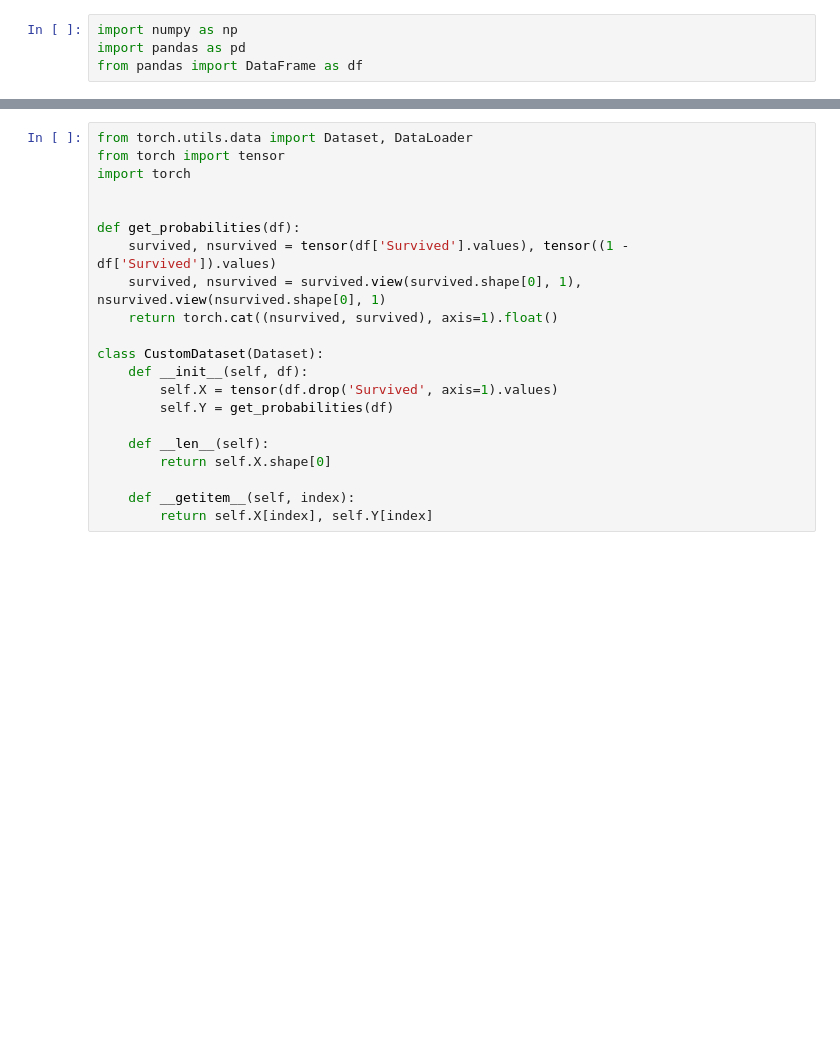
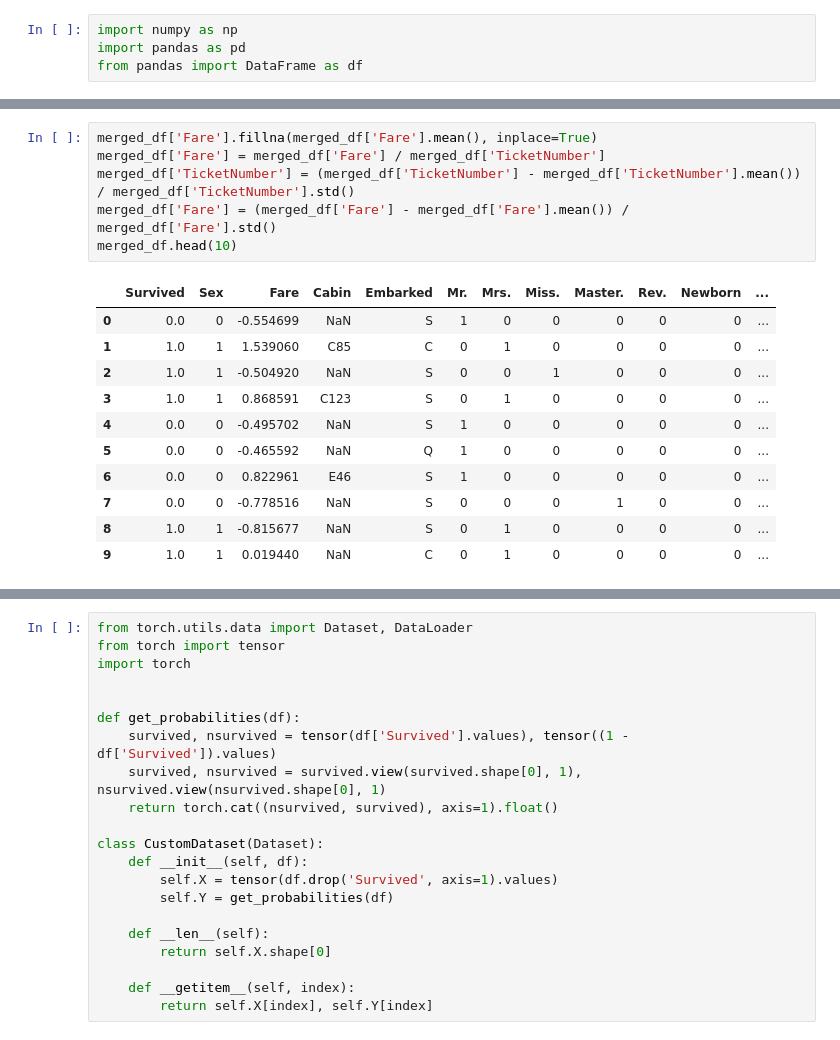
Before and after one commit to Fortitude42/Kaggle, a Jupyter notebook: Titanic.ipynb, the cells around one changed output, grey strips where cells are left out. Saved outputs shown, nothing was run; the diff lists cells and outputs as text; blank space fills up the shorter version.

```diff
--- a/Titanic.ipynb
+++ b/Titanic.ipynb
@@ -99,0 +111,18 @@ Name: Survived, dtype: float64
+# %%
+merged_df['Fare'].fillna(merged_df['Fare'].mean(), inplace=True)
+merged_df['Fare'] = merged_df['Fare'] / merged_df['TicketNumber']
+merged_df['TicketNumber'] = (merged_df['TicketNumber'] - merged_df['TicketNumber'].mean()) / merged_df['TicketNumber'].std()
+merged_df['Fare'] = (merged_df['Fare'] - merged_df['Fare'].mean()) / merged_df['Fare'].std()
+merged_df.head(10)
+# %% [output]
+|  | Survived | Sex | Fare | Cabin | Embarked | Mr. | Mrs. | Miss. | Master. | Rev. | Newborn | ... |
+| 0 | 0.0 | 0 | -0.554699 | NaN | S | 1 | 0 | 0 | 0 | 0 | 0 | ... |
+| 1 | 1.0 | 1 | 1.539060 | C85 | C | 0 | 1 | 0 | 0 | 0 | 0 | ... |
+| 2 | 1.0 | 1 | -0.504920 | NaN | S | 0 | 0 | 1 | 0 | 0 | 0 | ... |
+| 3 | 1.0 | 1 | 0.868591 | C123 | S | 0 | 1 | 0 | 0 | 0 | 0 | ... |
+| 4 | 0.0 | 0 | -0.495702 | NaN | S | 1 | 0 | 0 | 0 | 0 | 0 | ... |
+| 5 | 0.0 | 0 | -0.465592 | NaN | Q | 1 | 0 | 0 | 0 | 0 | 0 | ... |
+| 6 | 0.0 | 0 | 0.822961 | E46 | S | 1 | 0 | 0 | 0 | 0 | 0 | ... |
+| 7 | 0.0 | 0 | -0.778516 | NaN | S | 0 | 0 | 0 | 1 | 0 | 0 | ... |
+| 8 | 1.0 | 1 | -0.815677 | NaN | S | 0 | 1 | 0 | 0 | 0 | 0 | ... |
+| 9 | 1.0 | 1 | 0.019440 | NaN | C | 0 | 1 | 0 | 0 | 0 | 0 | ... |
```
Also changed, not shown: parts of 23 cells of this notebook.
